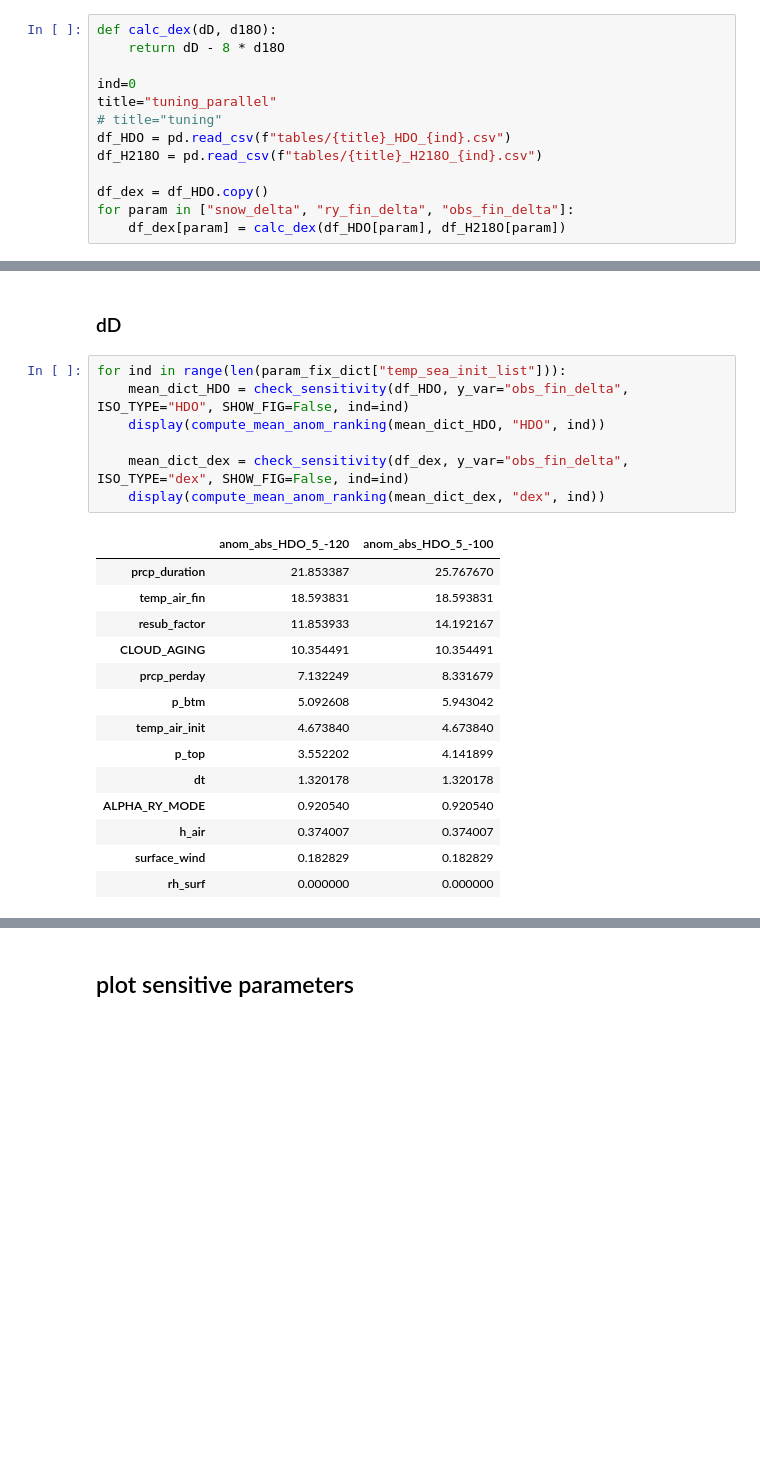
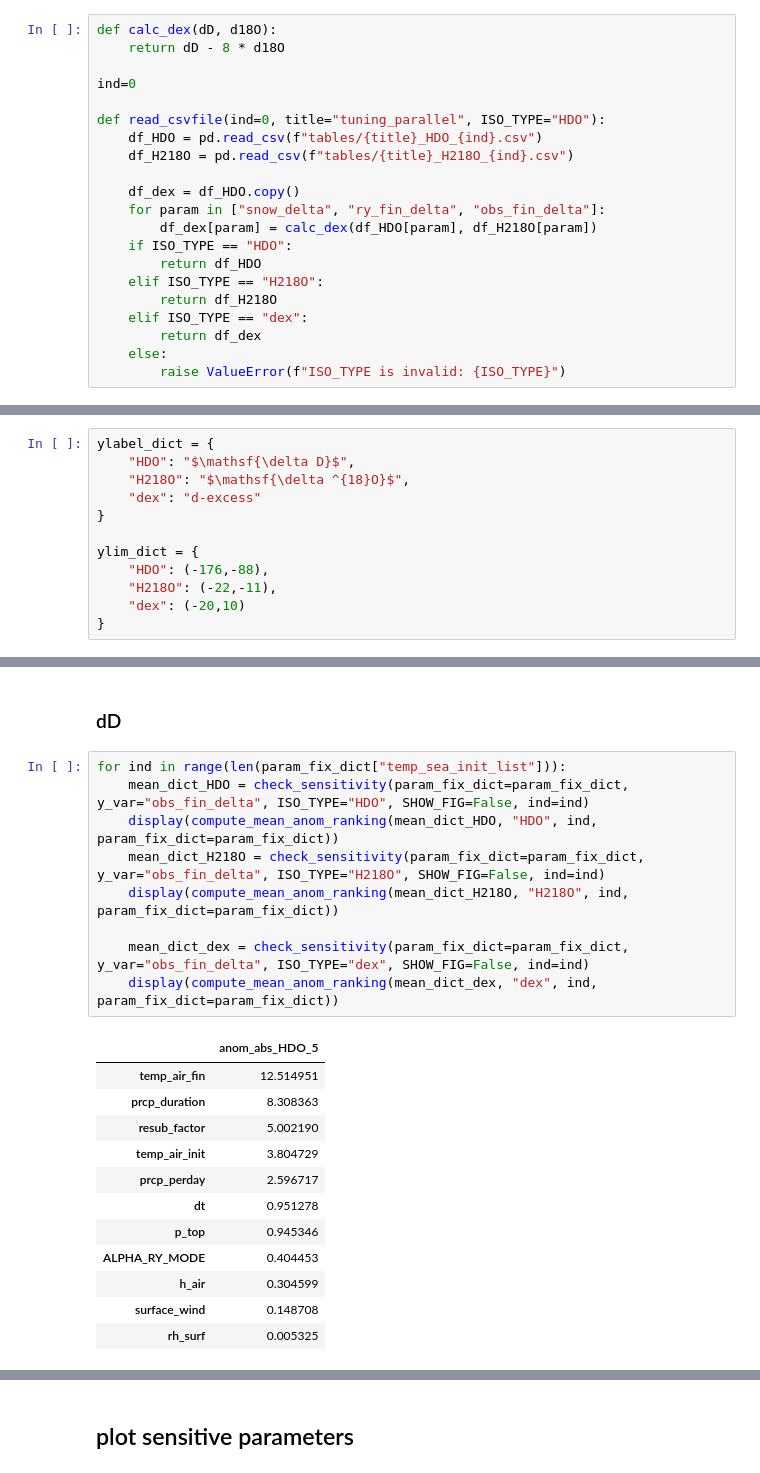
Before and after one commit to kanonundgigue/IsoFracPy, a Jupyter notebook: analysis/check_tuning.ipynb, the cells around one changed output, grey strips where cells are left out. Drawn from its saved outputs; the diff is of its cells as text; blank space fills up the shorter version.

```diff
--- a/analysis/check_tuning.ipynb
+++ b/analysis/check_tuning.ipynb
@@ -25,14 +25,34 @@ def calc_dex(dD, d18O):
     return dD - 8 * d18O
 
 ind=0
-title="tuning_parallel"
-# title="tuning"
-df_HDO = pd.read_csv(f"tables/{title}_HDO_{ind}.csv")
-df_H218O = pd.read_csv(f"tables/{title}_H218O_{ind}.csv")
 
-df_dex = df_HDO.copy()
-for param in ["snow_delta", "ry_fin_delta", "obs_fin_delta"]:
-    df_dex[param] = calc_dex(df_HDO[param], df_H218O[param])
+def read_csvfile(ind=0, title="tuning_parallel", ISO_TYPE="HDO"):
+    df_HDO = pd.read_csv(f"tables/{title}_HDO_{ind}.csv")
+    df_H218O = pd.read_csv(f"tables/{title}_H218O_{ind}.csv")
+
+    df_dex = df_HDO.copy()
+    for param in ["snow_delta", "ry_fin_delta", "obs_fin_delta"]:
+        df_dex[param] = calc_dex(df_HDO[param], df_H218O[param])
+    if ISO_TYPE == "HDO":
+        return df_HDO
+    elif ISO_TYPE == "H218O":
+        return df_H218O
+    elif ISO_TYPE == "dex":
+        return df_dex
+    else:
+        raise ValueError(f"ISO_TYPE is invalid: {ISO_TYPE}")
 # %% [markdown]
 ## plot all parameters
+# %%
+ylabel_dict = {
+    "HDO": "$\mathsf{\delta D}$",
+    "H218O": "$\mathsf{\delta ^{18}O}$",
+    "dex": "d-excess"
+}
+
+ylim_dict = {
+    "HDO": (-176,-88),
+    "H218O": (-22,-11),
+    "dex": (-20,10)
+}
 # %%
@@ -156,23 +185,23 @@ def compute_mean_anom_ranking(mean_dict: dict, ISO_TYPE: str, ind: int, param_fi
 ### dD
 # %%
 for ind in range(len(param_fix_dict["temp_sea_init_list"])):
-    mean_dict_HDO = check_sensitivity(df_HDO, y_var="obs_fin_delta", ISO_TYPE="HDO", SHOW_FIG=False, ind=ind)
-    display(compute_mean_anom_ranking(mean_dict_HDO, "HDO", ind))
+    mean_dict_HDO = check_sensitivity(param_fix_dict=param_fix_dict, y_var="obs_fin_delta", ISO_TYPE="HDO", SHOW_FIG=False, ind=ind)
+    display(compute_mean_anom_ranking(mean_dict_HDO, "HDO", ind, param_fix_dict=param_fix_dict))
+    mean_dict_H218O = check_sensitivity(param_fix_dict=param_fix_dict, y_var="obs_fin_delta", ISO_TYPE="H218O", SHOW_FIG=False, ind=ind)
+    display(compute_mean_anom_ranking(mean_dict_H218O, "H218O", ind, param_fix_dict=param_fix_dict))
 
-    mean_dict_dex = check_sensitivity(df_dex, y_var="obs_fin_delta", ISO_TYPE="dex", SHOW_FIG=False, ind=ind)
-    display(compute_mean_anom_ranking(mean_dict_dex, "dex", ind))
+    mean_dict_dex = check_sensitivity(param_fix_dict=param_fix_dict, y_var="obs_fin_delta", ISO_TYPE="dex", SHOW_FIG=False, ind=ind)
+    display(compute_mean_anom_ranking(mean_dict_dex, "dex", ind, param_fix_dict=param_fix_dict))
 # %% [output]
-|  | anom_abs_HDO_5_-120 | anom_abs_HDO_5_-100 |
-| prcp_duration | 21.853387 | 25.767670 |
-| temp_air_fin | 18.593831 | 18.593831 |
-| resub_factor | 11.853933 | 14.192167 |
-| CLOUD_AGING | 10.354491 | 10.354491 |
-| prcp_perday | 7.132249 | 8.331679 |
-| p_btm | 5.092608 | 5.943042 |
-| temp_air_init | 4.673840 | 4.673840 |
-| p_top | 3.552202 | 4.141899 |
-| dt | 1.320178 | 1.320178 |
-| ALPHA_RY_MODE | 0.920540 | 0.920540 |
-| h_air | 0.374007 | 0.374007 |
-| surface_wind | 0.182829 | 0.182829 |
-| rh_surf | 0.000000 | 0.000000 |
+|  | anom_abs_HDO_5 |
+| temp_air_fin | 12.514951 |
+| prcp_duration | 8.308363 |
+| resub_factor | 5.002190 |
+| temp_air_init | 3.804729 |
+| prcp_perday | 2.596717 |
+| dt | 0.951278 |
+| p_top | 0.945346 |
+| ALPHA_RY_MODE | 0.404453 |
+| h_air | 0.304599 |
+| surface_wind | 0.148708 |
+| rh_surf | 0.005325 |
```
Also changed, not shown: parts of 4 cells of this notebook, 10 other files.
